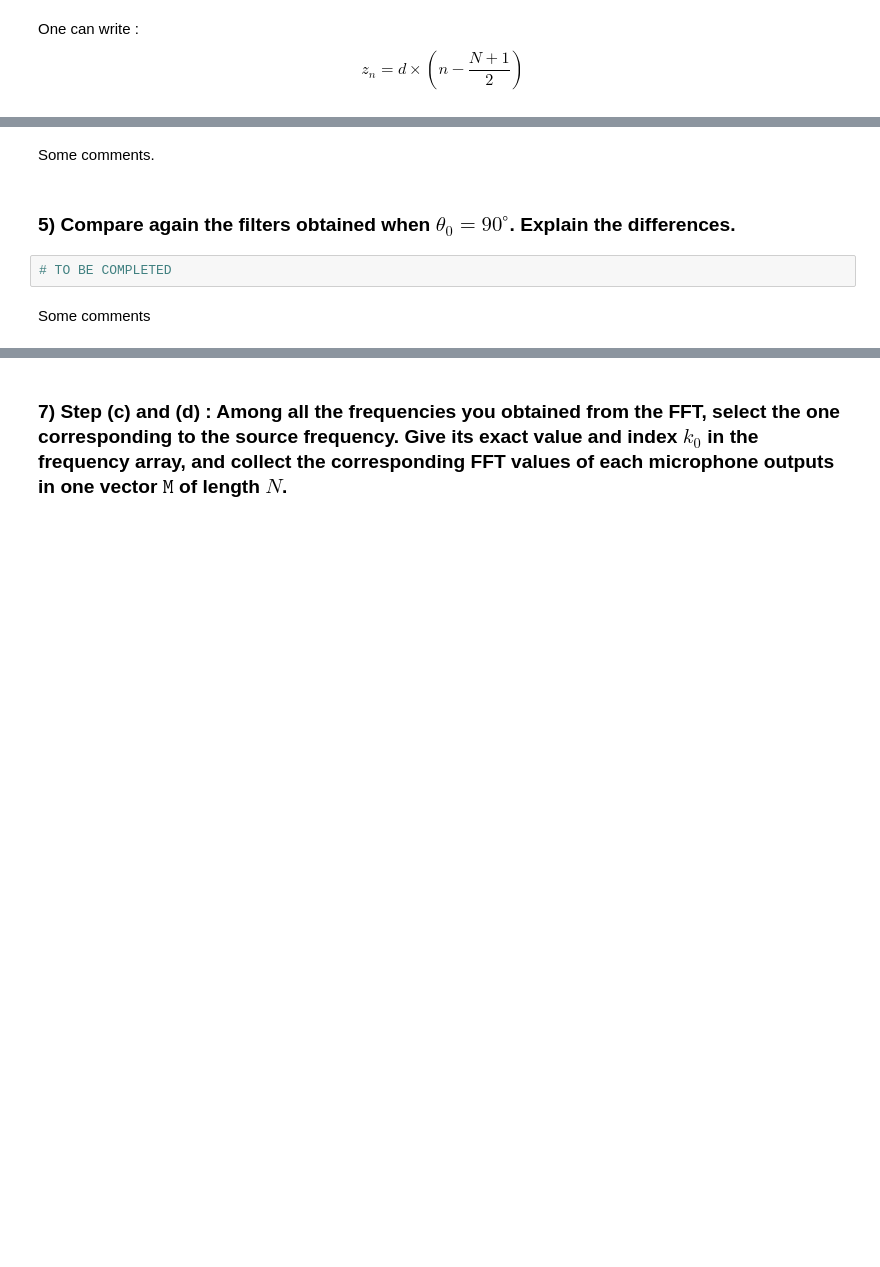
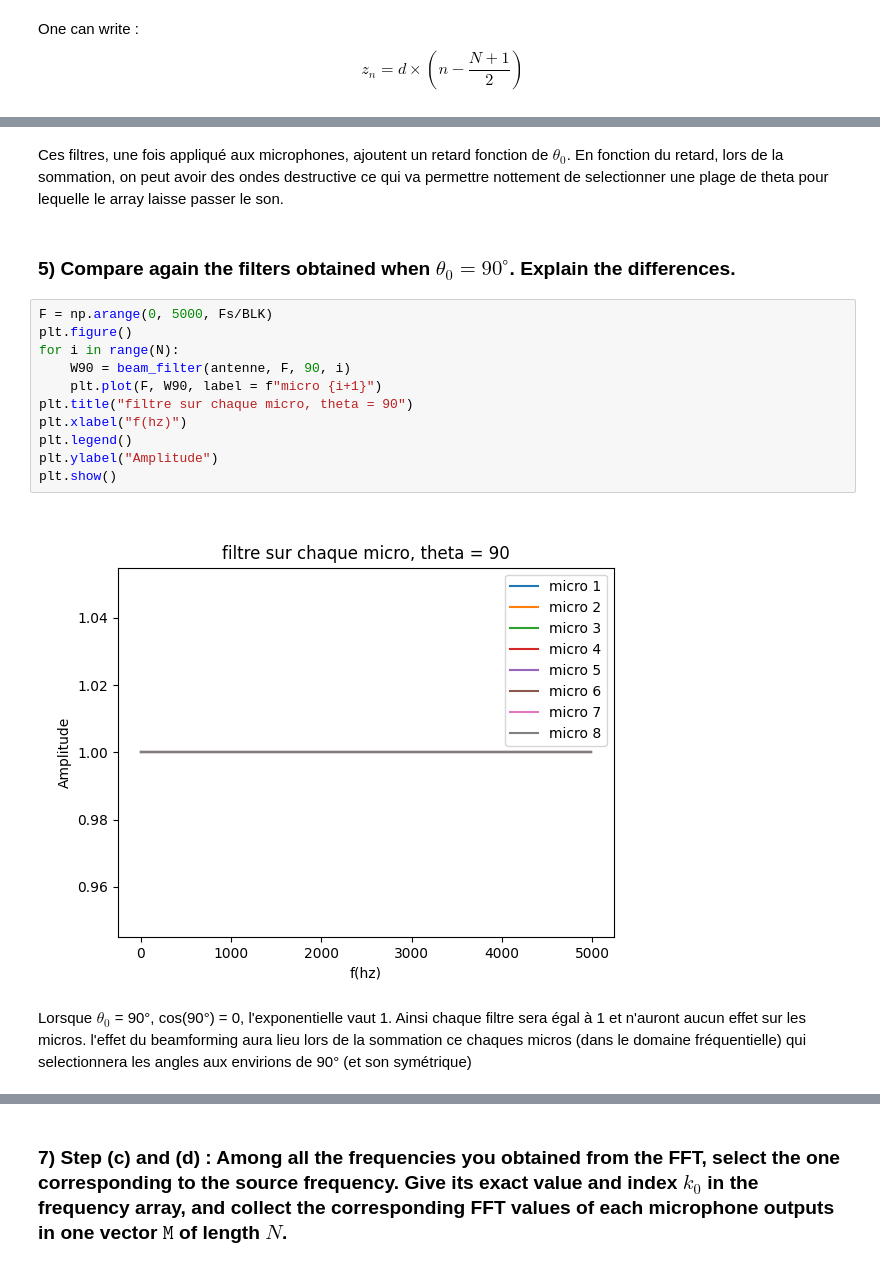
Before and after one commit to Huss94/Beamforming_son, a Jupyter notebook: TP2_etu.ipynb, the cells around one changed output, grey strips where cells are left out. Saved outputs shown, nothing was run; the diff lists cells and outputs as text; blank space fills up the shorter version.

```diff
--- a/TP2_etu.ipynb
+++ b/TP2_etu.ipynb
@@ -106,11 +104,25 @@ W_0 = beam_filter(antenne, )
 # %% [markdown]
-Some comments.
+Ces filtres, une fois appliqué aux microphones, ajoutent un retard fonction de $\theta _0$.
+En fonction du retard, lors de la sommation, on peut avoir des ondes destructive ce qui va permettre nottement de selectionner une plage de theta pour lequelle le array laisse passer le son.
 # %% [markdown]
 ### 5) Compare again the filters obtained when $\theta_0 = 90^\circ$. Explain the differences.
 # %%
-# TO BE COMPLETED
+F = np.arange(0, 5000, Fs/BLK)
+plt.figure()
+for i in range(N):
+    W90 = beam_filter(antenne, F, 90, i)
+    plt.plot(F, W90, label = f"micro {i+1}")
+plt.title("filtre sur chaque micro, theta = 90")
+plt.xlabel("f(hz)")
+plt.legend()
+plt.ylabel("Amplitude")
+plt.show()
+# %% [output]
+[figure, added]
 # %% [markdown]
-Some comments
+Lorsque $\theta _0$ = 90°, cos(90°) = 0, l'exponentielle vaut 1. </br>
+Ainsi chaque filtre sera égal à 1 et n'auront aucun effet sur les micros. </br>
+l'effet du beamforming aura lieu lors de la sommation ce chaques micros (dans le domaine fréquentielle) qui selectionnera les angles aux envirions de 90° (et son symétrique)
 # %% [markdown]
 ## 2.2/ Using the filters : coding of the beamforming
 Basically, the beamforming algorithm is the following :
```
Also changed, not shown: parts of 40 cells of this notebook, 16 other files.
